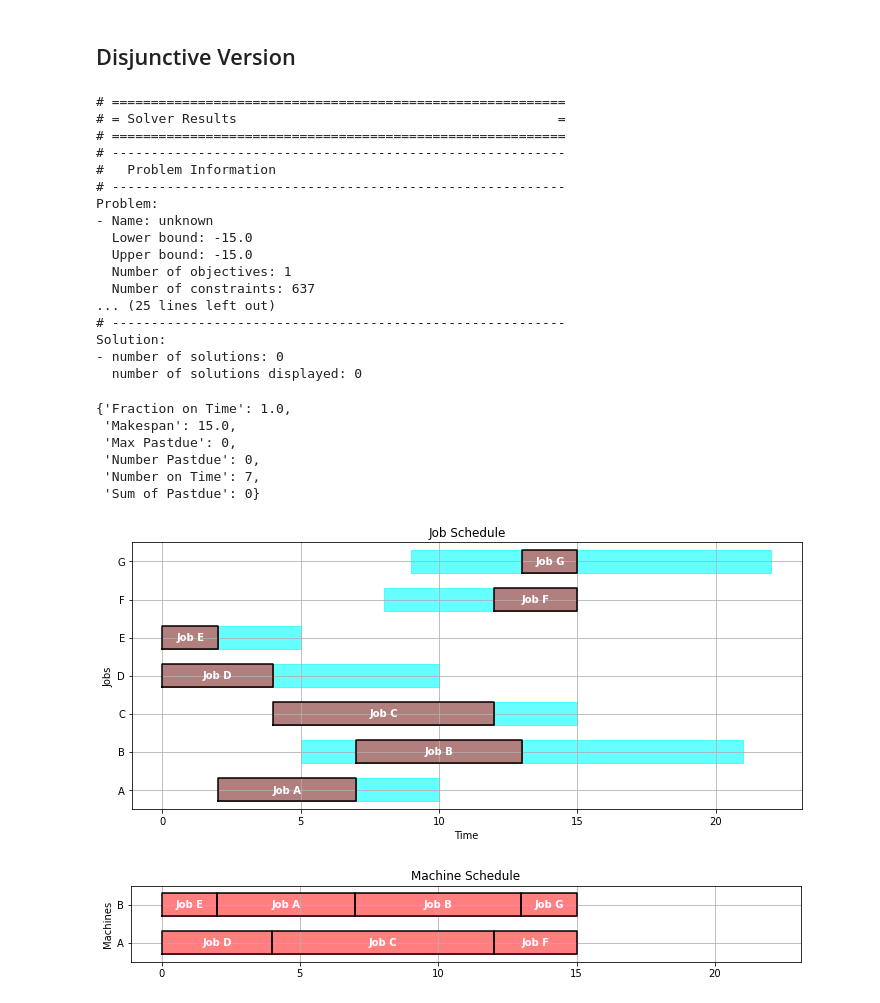
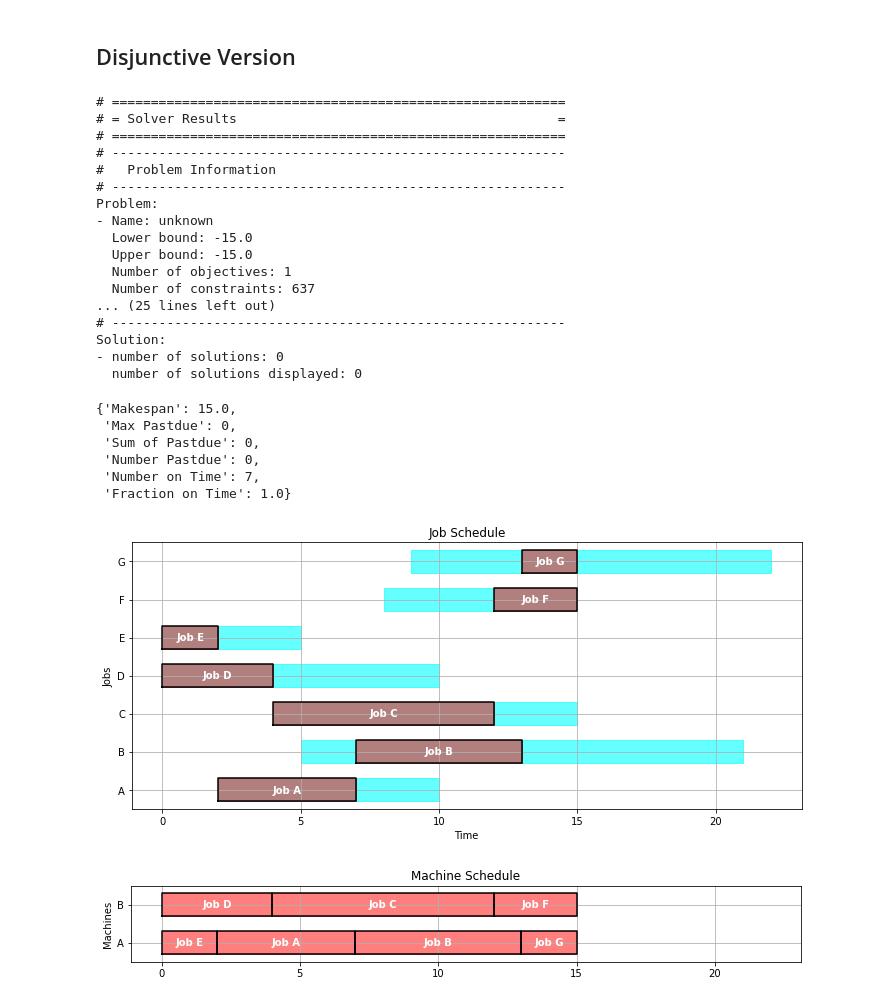
Before and after one commit to jckantor/ND-Pyomo-Cookbook, a Jupyter notebook: _sources/notebooks/04.02-Machine-Bottleneck.ipynb, the cells around one changed output. Drawn from its saved outputs; the diff is of its cells as text; code cells hidden in the pictures.

```diff
--- a/_sources/notebooks/04.02-Machine-Bottleneck.ipynb
+++ b/_sources/notebooks/04.02-Machine-Bottleneck.ipynb
@@ -756,7 +738,7 @@ def schedule_machines(JOBS, MACHINES):
         SCHEDULE[j] = {
             'start': m.start[j](),
             'finish': m.start[j]() + JOBS[j]['duration'],
-            'machine': [mach for mach in MACHINES if m.z[j,mach]][0]
+            'machine': [mach for mach in MACHINES if m.z[j,mach]()][0]
         }
 
     return SCHEDULE
@@ -857,37 +839,37 @@ def schedule_machines(JOBS, MACHINES):
         SCHEDULE[j] = {
             'start': m.start[j](),
             'finish': m.start[j]() + JOBS[j]['duration'],
-            'machine': [mach for mach in MACHINES if m.z[j,mach]][0]
+            'machine': [mach for mach in MACHINES if m.z[j,mach]()][0]
         }
 
     return SCHEDULE
 
 SCHEDULE = schedule_machines(JOBS,MACHINES)
 gantt(JOBS, SCHEDULE)
 kpi(JOBS, SCHEDULE)
 # %% [output]
 # ==========================================================
 # = Solver Results                                         =
 # ==========================================================
 # ----------------------------------------------------------
 #   Problem Information
 # ----------------------------------------------------------
 Problem:
 - Name: unknown
   Lower bound: -15.0
   Upper bound: -15.0
   Number of objectives: 1
   Number of constraints: 637
 ... (25 lines left out)
 # ----------------------------------------------------------
 Solution:
 - number of solutions: 0
   number of solutions displayed: 0
-{'Fraction on Time': 1.0,
- 'Makespan': 15.0,
+{'Makespan': 15.0,
  'Max Pastdue': 0,
+ 'Sum of Pastdue': 0,
  'Number Pastdue': 0,
  'Number on Time': 7,
- 'Sum of Pastdue': 0}
+ 'Fraction on Time': 1.0}
 [figure]
-[figure, old version]
+[figure, new version]
```
Also changed, not shown: parts of 15 cells of this notebook, 31 other files.
